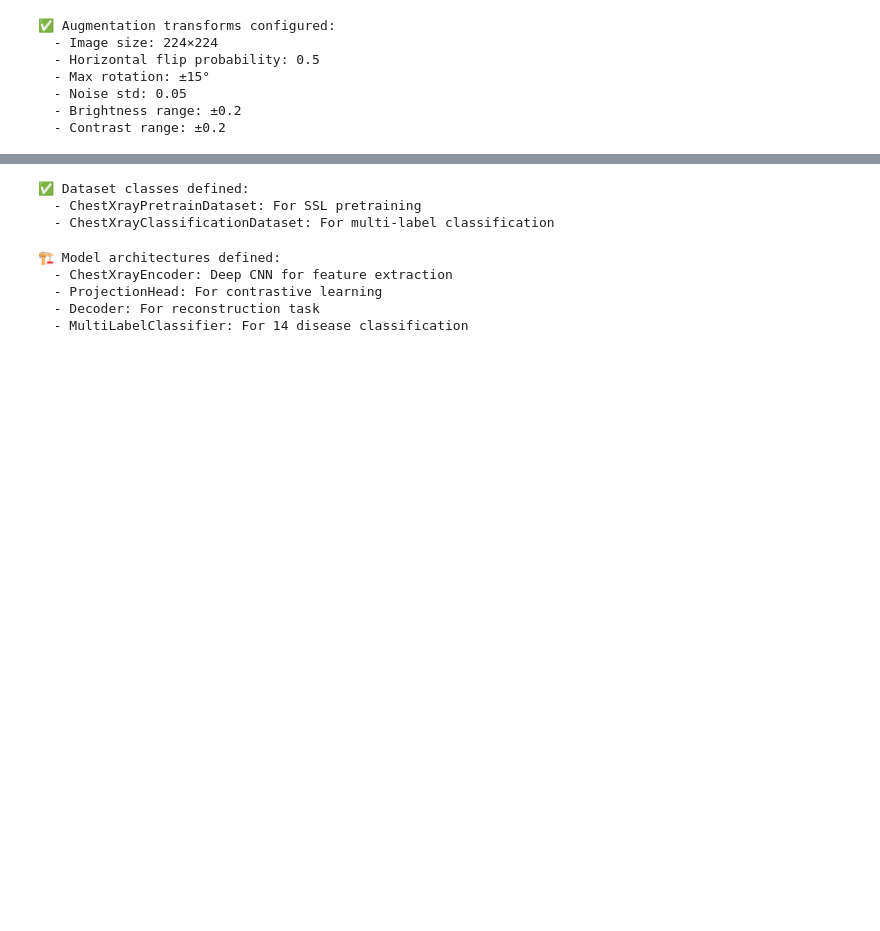
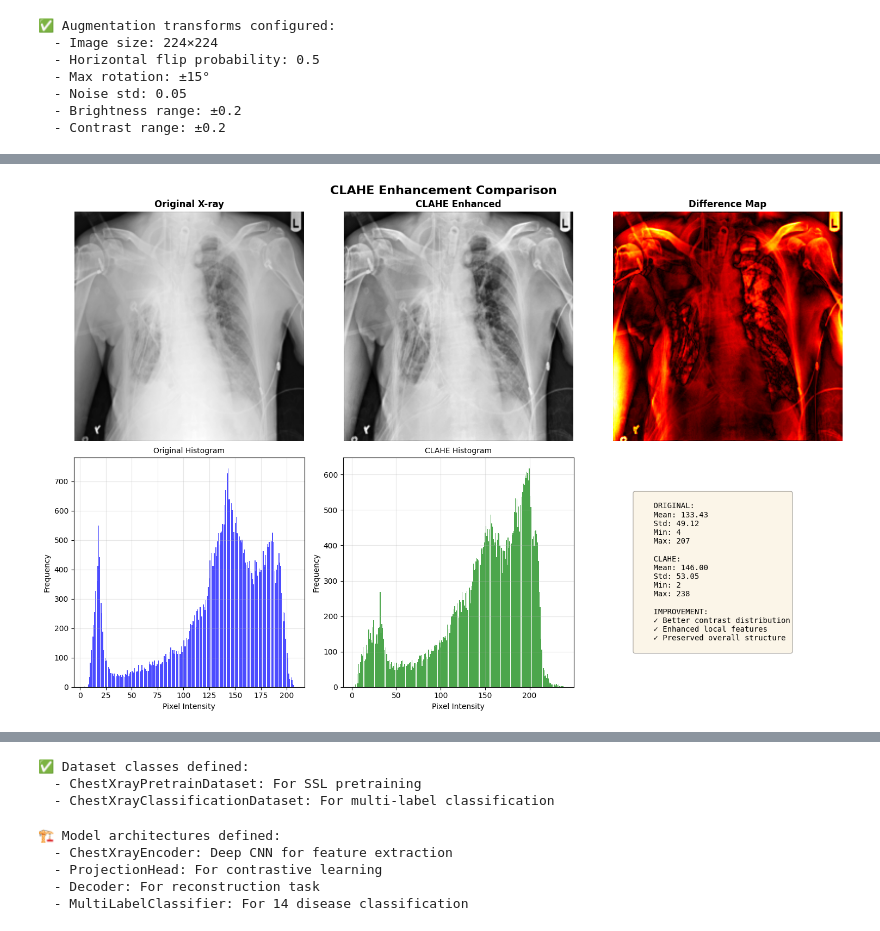
Before and after one commit to Aysha-rishana-k/MedSGSSL, a Jupyter notebook: nih_chest_xray_ssl.ipynb, the cells around one changed output, grey strips where cells are left out. Drawn from its saved outputs; the diff is of its cells as text; code cells hidden in the pictures; blank space fills up the shorter version.

```diff
--- a/nih_chest_xray_ssl.ipynb
+++ b/nih_chest_xray_ssl.ipynb
@@ -485,0 +689,91 @@ print(f"  - Contrast range: ±{ssl_augment.contrast_range}")
+# %%
+# 📊 Visualize: Before vs After CLAHE Enhancement
+from PIL import Image
+import matplotlib.pyplot as plt
+
+# Load a sample chest X-ray
+sample_image_path = sample_images.iloc[0]['Image Index']
+sample_full_path = images_dir / sample_image_path
+
+try:
+    # Load original image
+    original_img = Image.open(sample_full_path).convert('L')
+    original_arr = np.array(original_img)
+
+    # Apply CLAHE
+    clahe_processor = CLAHEPreprocessing(clip_limit=2.0, tile_grid_size=(8, 8))
+    enhanced_arr = clahe_processor(original_arr)
+    enhanced_arr = (enhanced_arr * 255).astype(np.uint8)
+
+    # Create comparison plot
+    fig, axes = plt.subplots(2, 3, figsize=(15, 10))
+
+    # Row 1: Images
+    axes[0, 0].imshow(original_arr, cmap='gray')
+    axes[0, 0].set_title('Original X-ray', fontsize=12, fontweight='bold')
+    axes[0, 0].axis('off')
+
+    axes[0, 1].imshow(enhanced_arr, cmap='gray')
+    axes[0, 1].set_title('CLAHE Enhanced', fontsize=12, fontweight='bold')
+    axes[0, 1].axis('off')
+
+    # Difference
+    diff = np.abs(enhanced_arr.astype(float) - original_arr.astype(float))
+    axes[0, 2].imshow(diff, cmap='hot')
+    axes[0, 2].set_title('Difference Map', fontsize=12, fontweight='bold')
+    axes[0, 2].axis('off')
+
+    # Row 2: Histograms
+    axes[1, 0].hist(original_arr.ravel(), bins=256, color='blue', alpha=0.7)
+    axes[1, 0].set_title('Original Histogram', fontsize=10)
+    axes[1, 0].set_xlabel('Pixel Intensity')
+    axes[1, 0].set_ylabel('Frequency')
+    axes[1, 0].grid(True, alpha=0.3)
+
+    axes[1, 1].hist(enhanced_arr.ravel(), bins=256, color='green', alpha=0.7)
+    axes[1, 1].set_title('CLAHE Histogram', fontsize=10)
+    axes[1, 1].set_xlabel('Pixel Intensity')
+    axes[1, 1].set_ylabel('Frequency')
+    axes[1, 1].grid(True, alpha=0.3)
+
+    # Statistics comparison
+    stats_text = f"""
+    ORIGINAL:
+    Mean: {original_arr.mean():.2f}
+    Std: {original_arr.std():.2f}
+    Min: {original_arr.min()}
+    Max: {original_arr.max()}
+
+    CLAHE:
+    Mean: {enhanced_arr.mean():.2f}
+    Std: {enhanced_arr.std():.2f}
+    Min: {enhanced_arr.min()}
+    Max: {enhanced_arr.max()}
+
+    IMPROVEMENT:
+    ✓ Better contrast distribution
+    ✓ Enhanced local features
+    ✓ Preserved overall structure
+    """
+    axes[1, 2].text(0.1, 0.5, stats_text, fontsize=10,
+                    verticalalignment='center', family='monospace',
+                    bbox=dict(boxstyle='round', facecolor='wheat', alpha=0.3))
+    axes[1, 2].axis('off')
+
+    plt.suptitle('CLAHE Enhancement Comparison', fontsize=16, fontweight='bold', y=0.98)
+    plt.tight_layout()
+    plt.savefig('clahe_comparison.png', dpi=300, bbox_inches='tight')
+    plt.show()
+
+    print("✅ CLAHE enhancement visualization complete!")
+    print(f"📸 Saved to: clahe_comparison.png")
+    print("\n💡 Key Observations:")
+    print("  - Enhanced image shows better contrast in lung fields")
+    print("  - Histogram is more evenly distributed")
+    print("  - Subtle features (vessels, lesions) are more visible")
+
+except Exception as e:
+    print(f"⚠️  Could not visualize: {e}")
+    print("   Make sure sample images are available")
+# %% [output]
+[figure, added]
```
Also changed, not shown: parts of 59 cells of this notebook, 9 other files.
